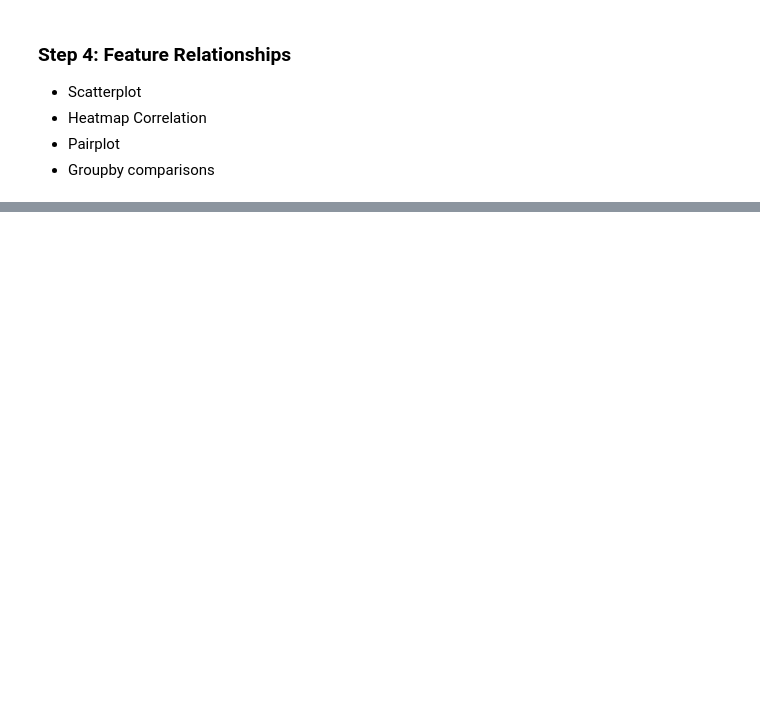
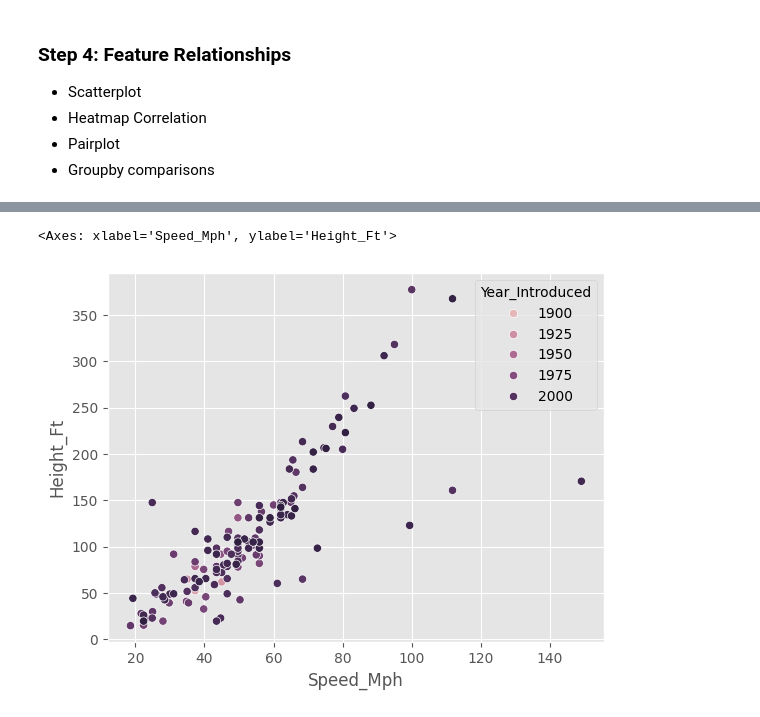
Before and after one commit to MaxVasthav/Exploratory-Data-Analysis-with-Python-Pandas-2023, a Jupyter notebook: exploratory-data-analysis-with-python-pandas-2023.ipynb, the cells around one changed output, grey strips where cells are left out. Saved outputs shown, nothing was run; the diff lists cells and outputs as text; code cells hidden in the pictures; blank space fills up the shorter version.

```diff
--- a/exploratory-data-analysis-with-python-pandas-2023.ipynb
+++ b/exploratory-data-analysis-with-python-pandas-2023.ipynb
@@ -485,0 +489,10 @@ ModuleNotFoundError: No module named 'scipy'
+# %%
+sns.scatterplot(
+    x='Speed_Mph',
+    y='Height_Ft',
+    hue='Year_Introduced',
+    data=df
+)
+# %% [output]
+<Axes: xlabel='Speed_Mph', ylabel='Height_Ft'>
+[figure, added]
```
Also changed, not shown: parts of 11 cells of this notebook.
